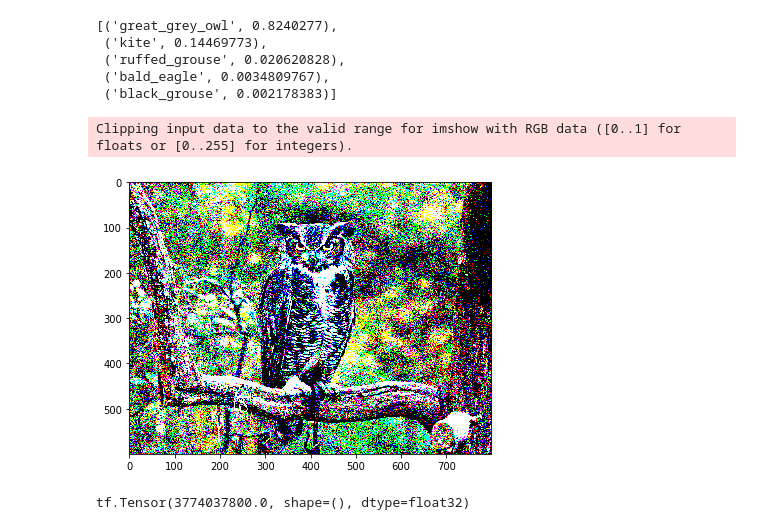
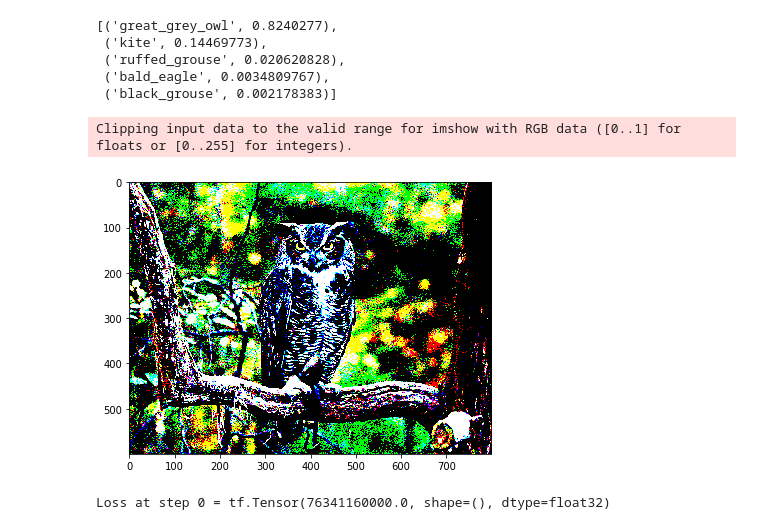
Before and after one commit to BinaryWiz/AI-Experiments, a Jupyter notebook: NeuralStyleTransfer_V2/NST_V2.ipynb, the cells around one changed output. Cells and saved outputs as stored; diff of their text form; code cells hidden in the pictures.

```diff
--- a/NeuralStyleTransfer_V2/NST_V2.ipynb
+++ b/NeuralStyleTransfer_V2/NST_V2.ipynb
@@ -108,14 +120,14 @@ content_activations = vgg_model_output(CONTENT_LAYERS)(norm_content_array)
 style_activations = vgg_model_output(STYLE_LAYERS)(norm_style_array)
 # %%
 def add_noise_to_img(image):
-    mean = 30.0
-    std = 30.0
+    mean = 20.0
+    std = 10.0
     return image + np.random.normal(mean, std, image.shape)
 
 imshow_channels_last(add_noise_to_img(norm_content_array))
 # %% [output]
 Clipping input data to the valid range for imshow with RGB data ([0..1] for floats or [0..255] for integers).
-[figure, old version]
+[figure, new version]
 # %%
 class VGG_Prop(tf.keras.Model):
     def __init__(self):
@@ -167,4 +181,0 @@ class VGG_Prop(tf.keras.Model):
-# %%
-x = VGG_Prop()
-# %% [output]
-tf.Tensor(3774037800.0, shape=(), dtype=float32)
@@ -170,0 +193,9 @@ tf.Tensor(3774037800.0, shape=(), dtype=float32)
+# %%
+opt = tf.keras.optimizers.Adam(learning_rate=0.02)
+steps = 100
+for i in range(steps):
+    grads, loss_value = grad(model)
+    opt.apply_gradients(zip(grads, [model.gen_img]))
+    print("Loss at step " + str(i) + " = " + str(loss_value))
+# %% [output]
+Loss at step 0 = tf.Tensor(76341160000.0, shape=(), dtype=float32)
```
Also changed, not shown: parts of 8 cells of this notebook.
